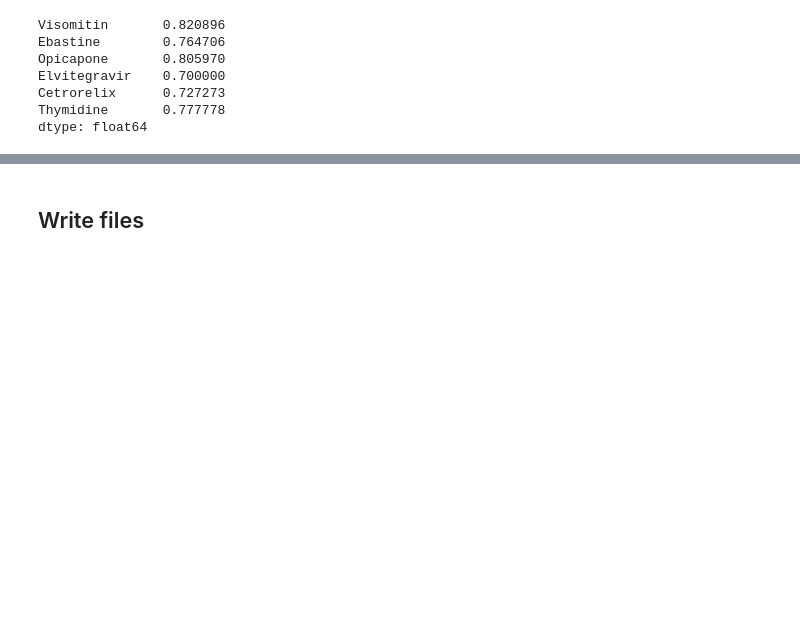
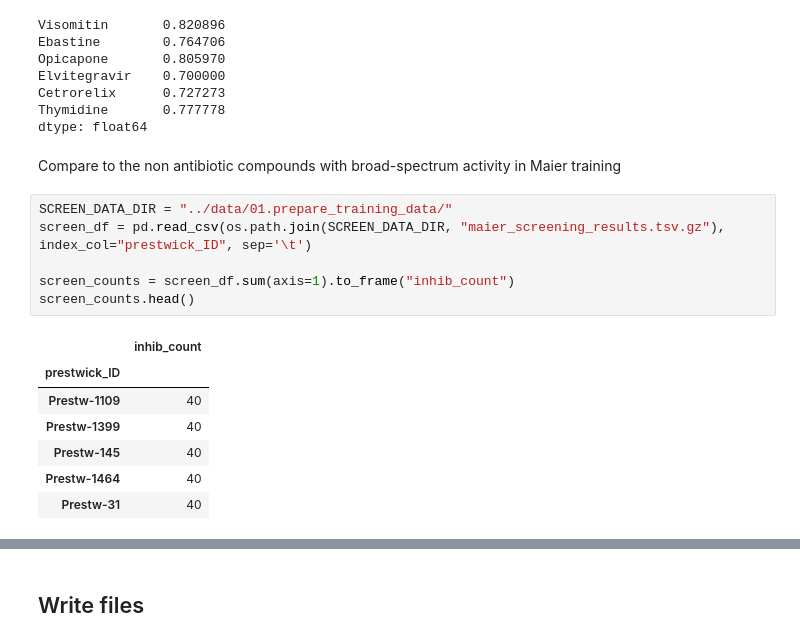
Before and after one commit to rolayoalarcon/mole_antimicrobial_potential, a Jupyter notebook: workflow/08.compare_mce_maier.ipynb, the cells around one changed output, grey strips where cells are left out. Cells and saved outputs as stored; diff of their text form; blank space fills up the shorter version.

```diff
--- a/workflow/08.compare_mce_maier.ipynb
+++ b/workflow/08.compare_mce_maier.ipynb
@@ -268,3 +268,19 @@ Elvitegravir    0.700000
 Cetrorelix      0.727273
 Thymidine       0.777778
 dtype: float64
+# %% [markdown]
+Compare to the non antibiotic compounds with broad-spectrum activity in Maier training
+# %%
+SCREEN_DATA_DIR = "../data/01.prepare_training_data/"
+screen_df = pd.read_csv(os.path.join(SCREEN_DATA_DIR, "maier_screening_results.tsv.gz"), index_col="prestwick_ID", sep='\t')
+
+screen_counts = screen_df.sum(axis=1).to_frame("inhib_count")
+screen_counts.head()
+# %% [output]
+|  | inhib_count |
+| prestwick_ID |  |
+| Prestw-1109 | 40 |
+| Prestw-1399 | 40 |
+| Prestw-145 | 40 |
+| Prestw-1464 | 40 |
+| Prestw-31 | 40 |
```
Also changed, not shown: parts of 1 cell of this notebook, 3 other files.
